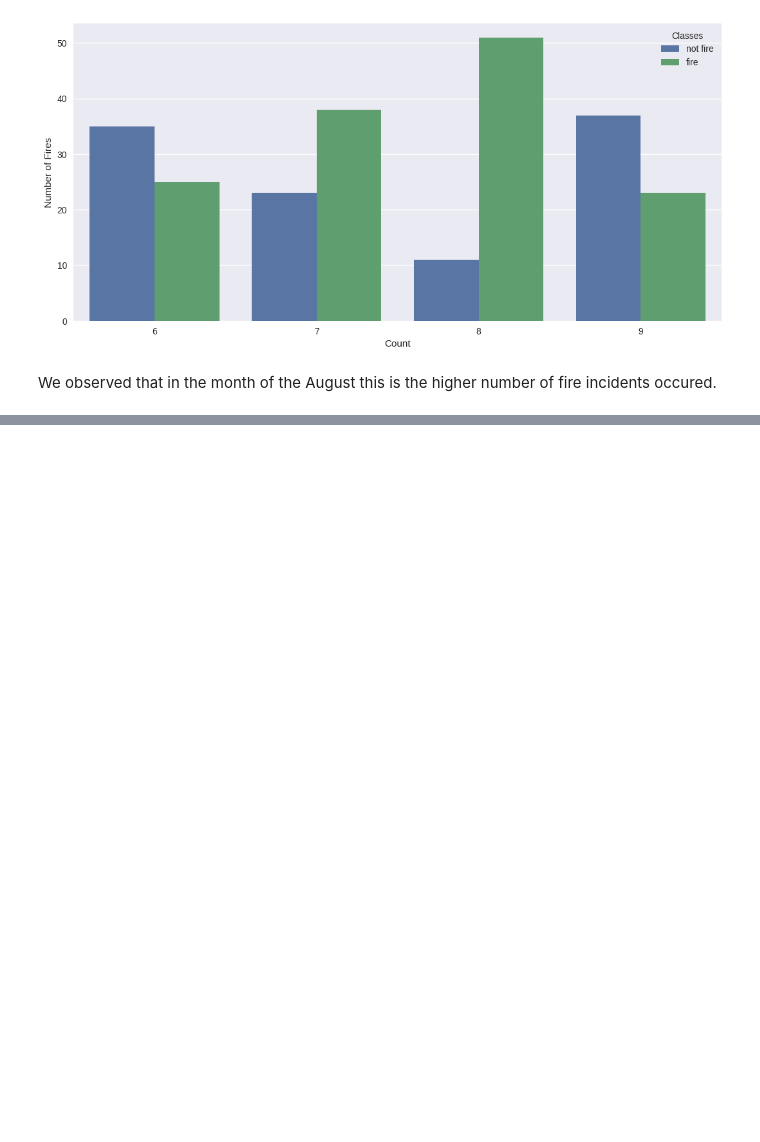
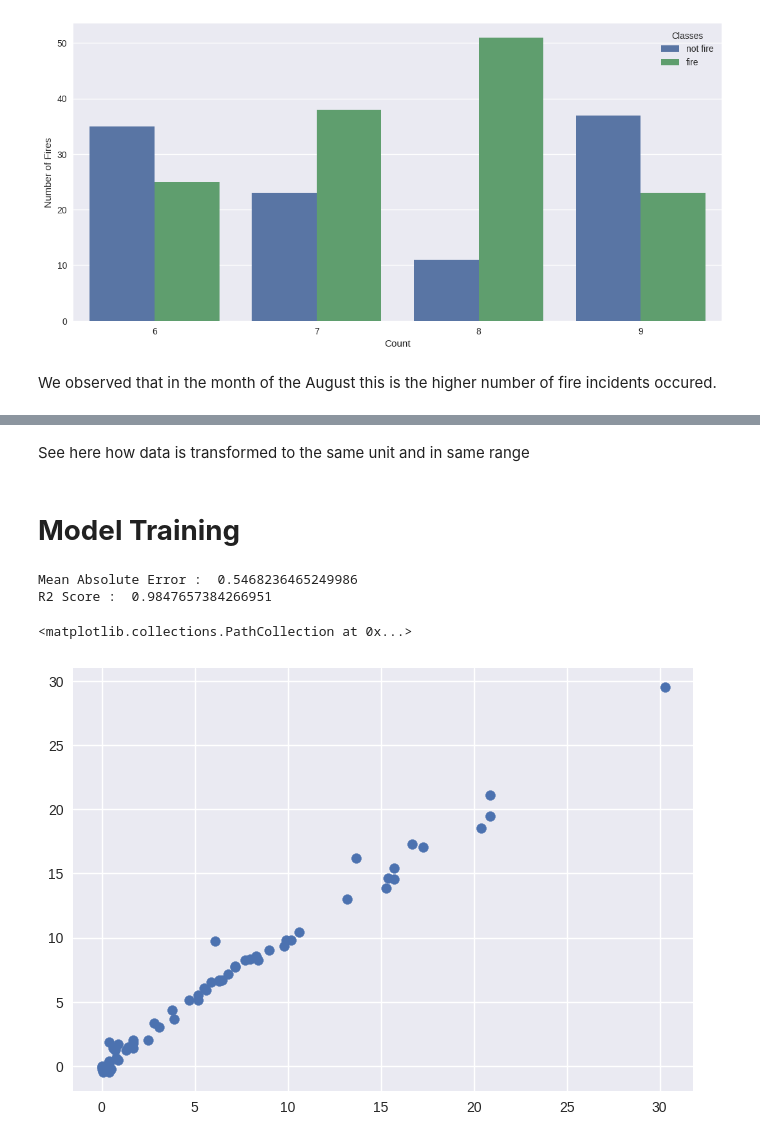
Before and after one commit to GOLISHYAMP/Colab_Notebooks, a Jupyter notebook: Data_Analysis.ipynb, the cells around one changed output, grey strips where cells are left out. Saved outputs shown, nothing was run; the diff lists cells and outputs as text; code cells hidden in the pictures; blank space fills up the shorter version.

```diff
--- a/Data_Analysis.ipynb
+++ b/Data_Analysis.ipynb
@@ -308,0 +396,21 @@ We observed that in the month of the August this is the higher number of fire in
+# %% [markdown]
+See here how data is transformed to the same unit and in same range
+# %% [markdown]
+# **Model Training**
+# %%
+from sklearn.linear_model import LinearRegression
+from sklearn.metrics import mean_absolute_error
+from sklearn.metrics import r2_score
+lr = LinearRegression()
+lr.fit(X_train_scaled,y_train)
+y_pred = lr.predict(X_test_scaled)
+mae = mean_absolute_error(y_test, y_pred)
+r2 = r2_score(y_test, y_pred)
+print("Mean Absolute Error : ", mae)
+print("R2 Score : ", r2)
+plt.scatter(y_test,y_pred)
+# %% [output]
+Mean Absolute Error :  0.5468236465249986
+R2 Score :  0.9847657384266951
+<matplotlib.collections.PathCollection at 0x...>
+[figure, added]
```
Also changed, not shown: parts of 30 cells of this notebook.
